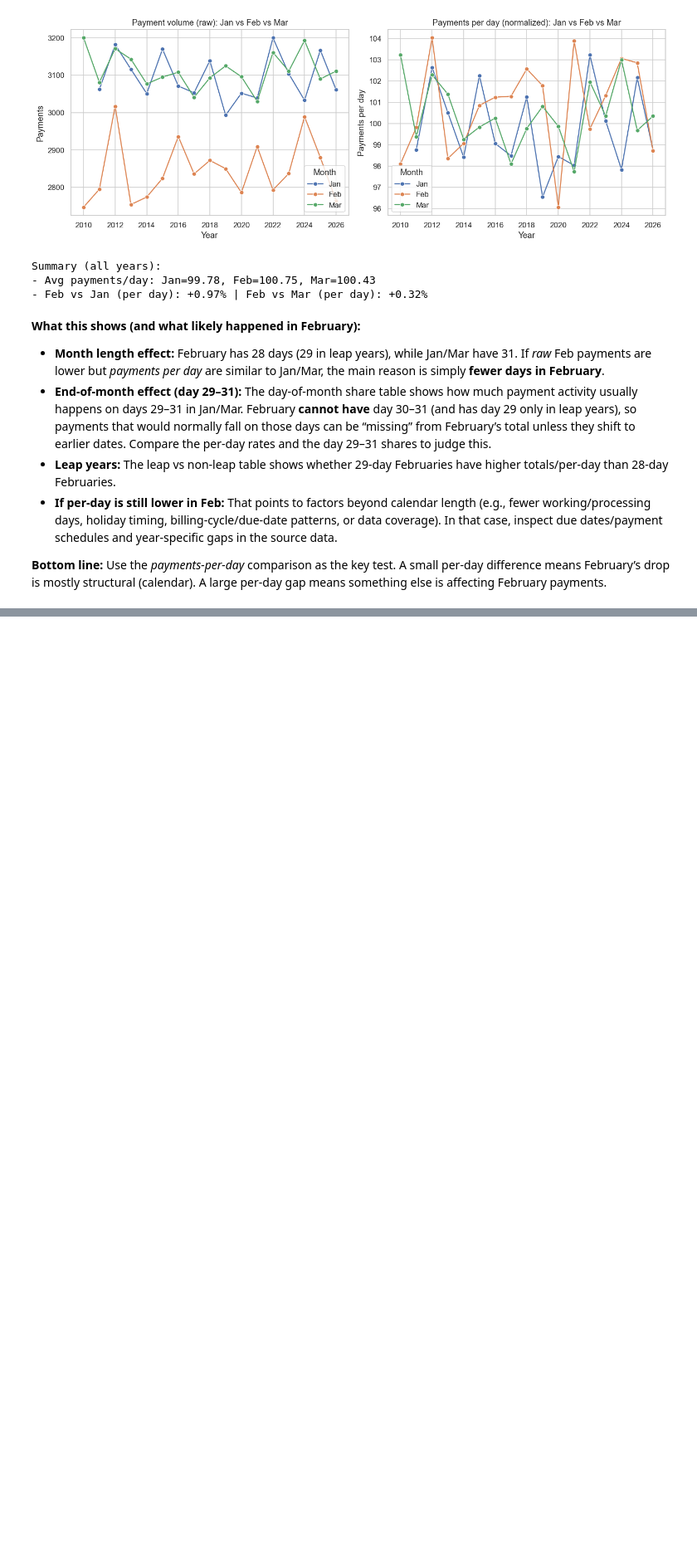
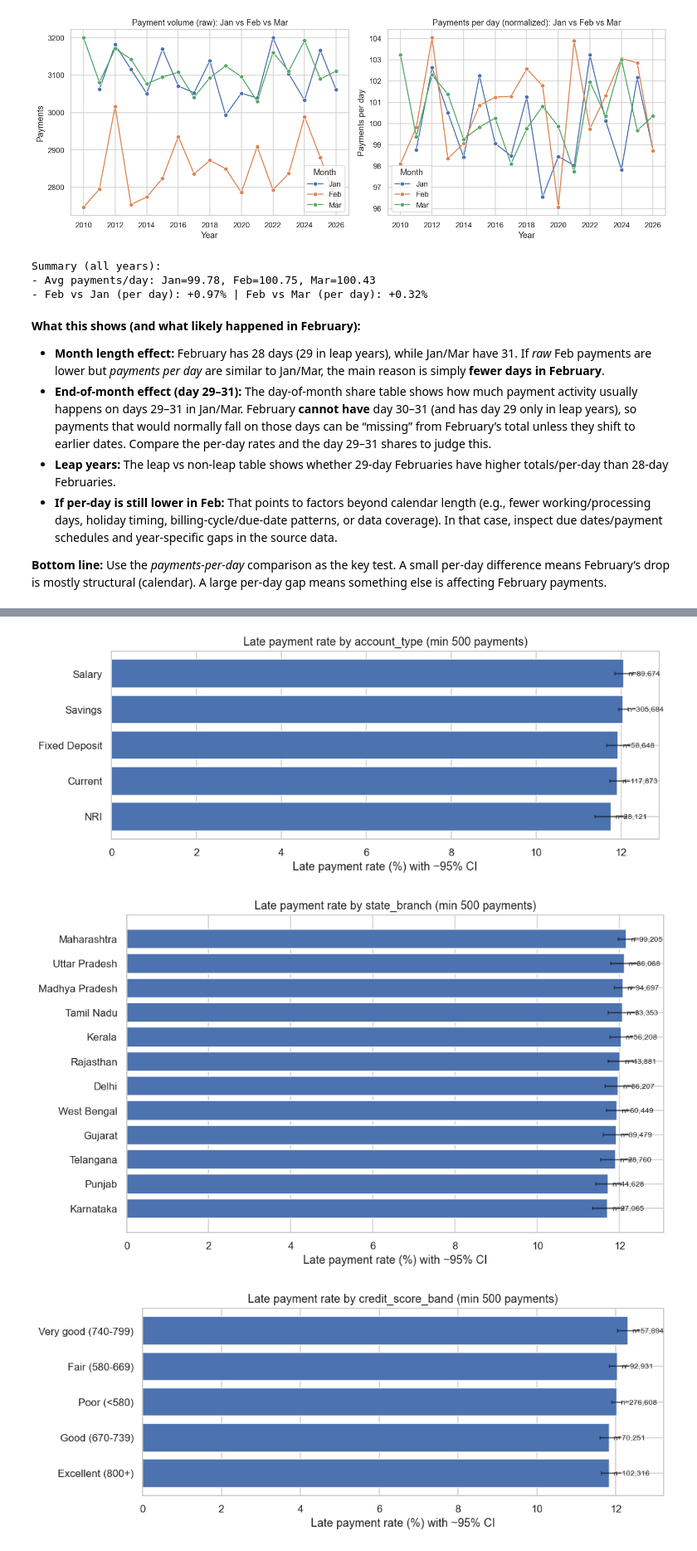
Before and after one commit to ConradNats/Banking-data-analysis, a Jupyter notebook: notebooks/02_loan_repayment.ipynb, the cells around one changed output, grey strips where cells are left out. Shown at 83% size. Saved outputs shown, nothing was run; the diff lists cells and outputs as text; code cells hidden in the pictures; blank space fills up the shorter version.

```diff
--- a/notebooks/02_loan_repayment.ipynb
+++ b/notebooks/02_loan_repayment.ipynb
@@ -1434,0 +1808,40 @@ Summary (all years):
+# %%
+# Visualize key drivers (readable, with sample-size/context)
+if summaries:
+    key_segs = [s for s in ['account_type', state_col, 'credit_score_band', 'annual_income_band'] if s in summaries]
+    for seg in key_segs:
+        d = summaries[seg].copy()
+        # Prefer segments with enough sample for the main view; show others faintly if present
+        d_plot = d[d['enough_sample']].copy()
+        if len(d_plot) == 0:
+            d_plot = d.copy()
+        d_plot = d_plot.sort_values('late_rate_%', ascending=True).tail(12)
+        labels = d_plot[seg].astype(str)
+        x = np.arange(len(d_plot))
+        rates = d_plot['late_rate_%'].values
+        yerr_low = (rates - d_plot['ci_low_%'].values)
+        yerr_high = (d_plot['ci_high_%'].values - rates)
+        yerr = np.vstack([np.clip(yerr_low,0,None), np.clip(yerr_high,0,None)])
+
+        plt.figure(figsize=(9.5, max(3.8, 0.35*len(d_plot)+1.5)))
+        bars = plt.barh(x, rates)
+        plt.errorbar(rates, x, xerr=yerr, fmt='none', ecolor='black', alpha=0.5, capsize=2)
+        plt.yticks(x, labels)
+        plt.xlabel('Late payment rate (%) with ~95% CI')
+        plt.title(f'Late payment rate by {seg} (min {min_payments} payments)')
+        # annotate sample sizes
+        for i, (r, n) in enumerate(zip(rates, d_plot['payments'].values)):
+            plt.text(r + 0.1, i, f'n={int(n):,}', va='center', fontsize=8)
+        plt.tight_layout()
+        try:
+            safe = str(seg).replace(' ','_')
+            plt.savefig(FIG_DIR / f'late_rate_driver_{safe}.png', bbox_inches='tight')
+        except Exception:
+            pass
+        plt.show()
+else:
+    print('No segment summaries to plot. Run the previous cell first.')
+# %% [output]
+[figure, added]
+[figure, added]
+[figure, added]
```
Also changed, not shown: parts of 10 cells of this notebook, 8 other files.
